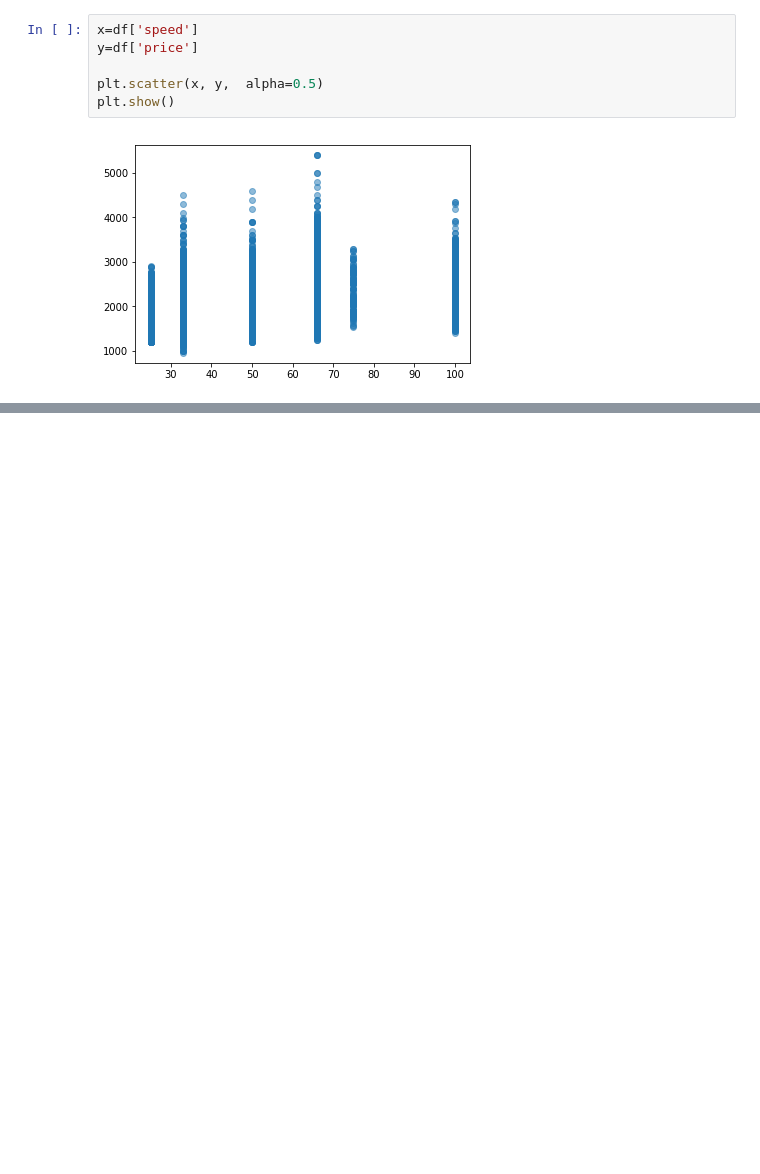
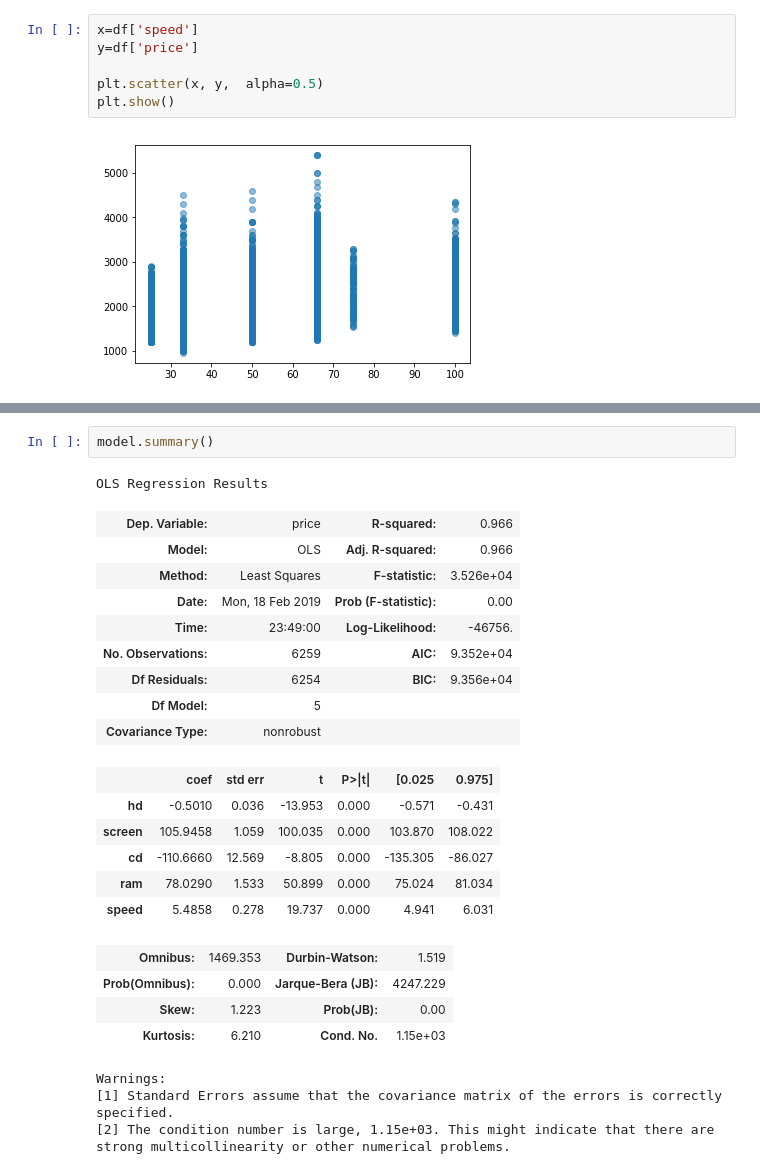
Before and after one commit to kapilashu/Data-Science-Assignments, a Jupyter notebook: Assignment 2_AshuKapil_INFO6105.ipynb, the cells around one changed output, grey strips where cells are left out. Drawn from its saved outputs; the diff is of its cells as text; blank space fills up the shorter version.

```diff
--- a/Assignment 2_AshuKapil_INFO6105.ipynb
+++ b/Assignment 2_AshuKapil_INFO6105.ipynb
@@ -122,0 +138,27 @@ plt.show()
+# %%
+model.summary()
+# %% [output]
+OLS Regression Results
+| Dep. Variable: | price | R-squared: | 0.966 |
+| Model: | OLS | Adj. R-squared: | 0.966 |
+| Method: | Least Squares | F-statistic: | 3.526e+04 |
+| Date: | Mon, 18 Feb 2019 | Prob (F-statistic): | 0.00 |
+| Time: | 23:49:00 | Log-Likelihood: | -46756. |
+| No. Observations: | 6259 | AIC: | 9.352e+04 |
+| Df Residuals: | 6254 | BIC: | 9.356e+04 |
+| Df Model: | 5 |  |  |
+| Covariance Type: | nonrobust |  |  |
+|  | coef | std err | t | P>|t| | [0.025 | 0.975] |
+| hd | -0.5010 | 0.036 | -13.953 | 0.000 | -0.571 | -0.431 |
+| screen | 105.9458 | 1.059 | 100.035 | 0.000 | 103.870 | 108.022 |
+| cd | -110.6660 | 12.569 | -8.805 | 0.000 | -135.305 | -86.027 |
+| ram | 78.0290 | 1.533 | 50.899 | 0.000 | 75.024 | 81.034 |
+| speed | 5.4858 | 0.278 | 19.737 | 0.000 | 4.941 | 6.031 |
+| Omnibus: | 1469.353 | Durbin-Watson: | 1.519 |
+| Prob(Omnibus): | 0.000 | Jarque-Bera (JB): | 4247.229 |
+| Skew: | 1.223 | Prob(JB): | 0.00 |
+| Kurtosis: | 6.210 | Cond. No. | 1.15e+03 |
+Warnings:
+[1] Standard Errors assume that the covariance matrix of the errors is correctly specified.
+[2] The condition number is large, 1.15e+03. This might indicate that there are
+strong multicollinearity or other numerical problems.
```
Also changed, not shown: parts of 24 cells of this notebook, 1 other file.
